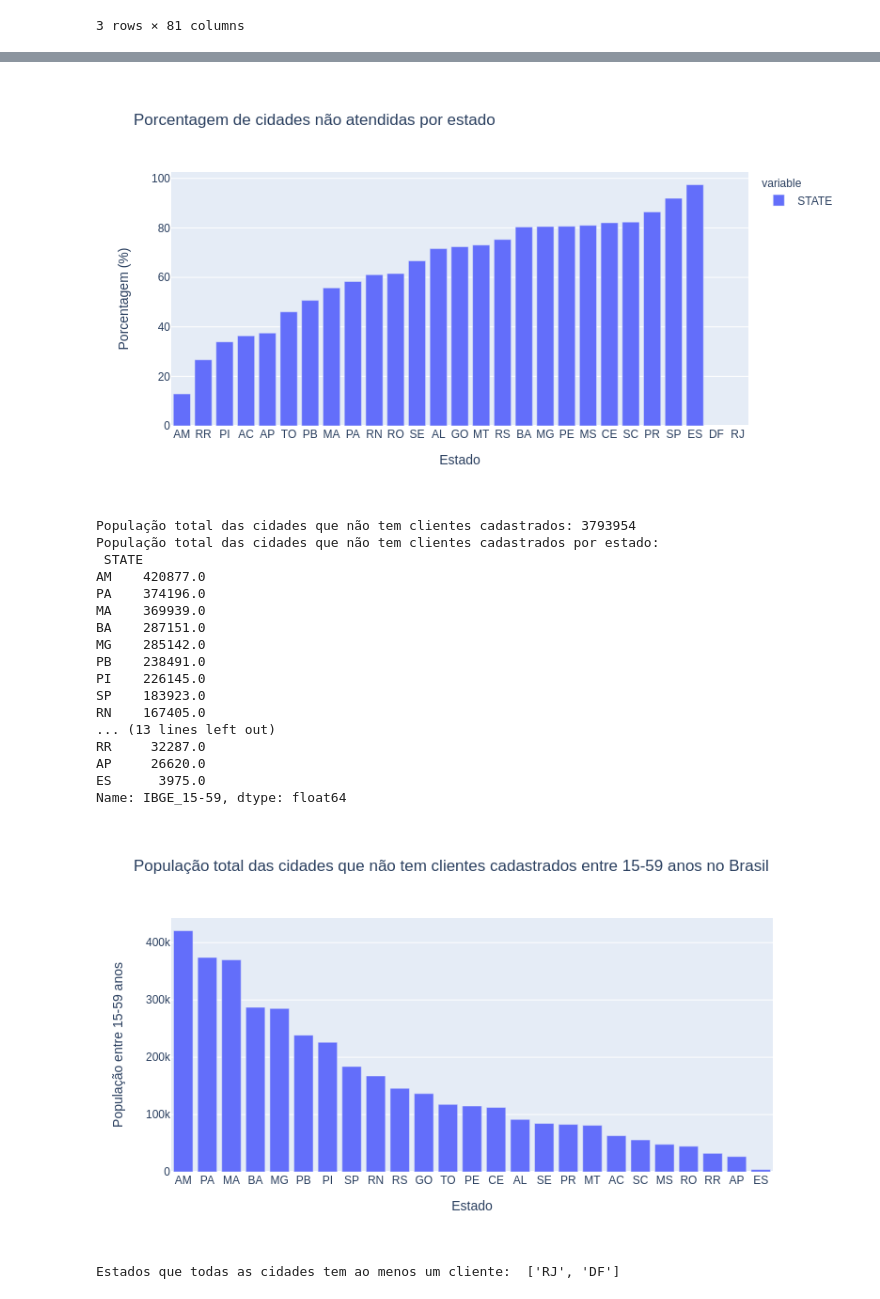
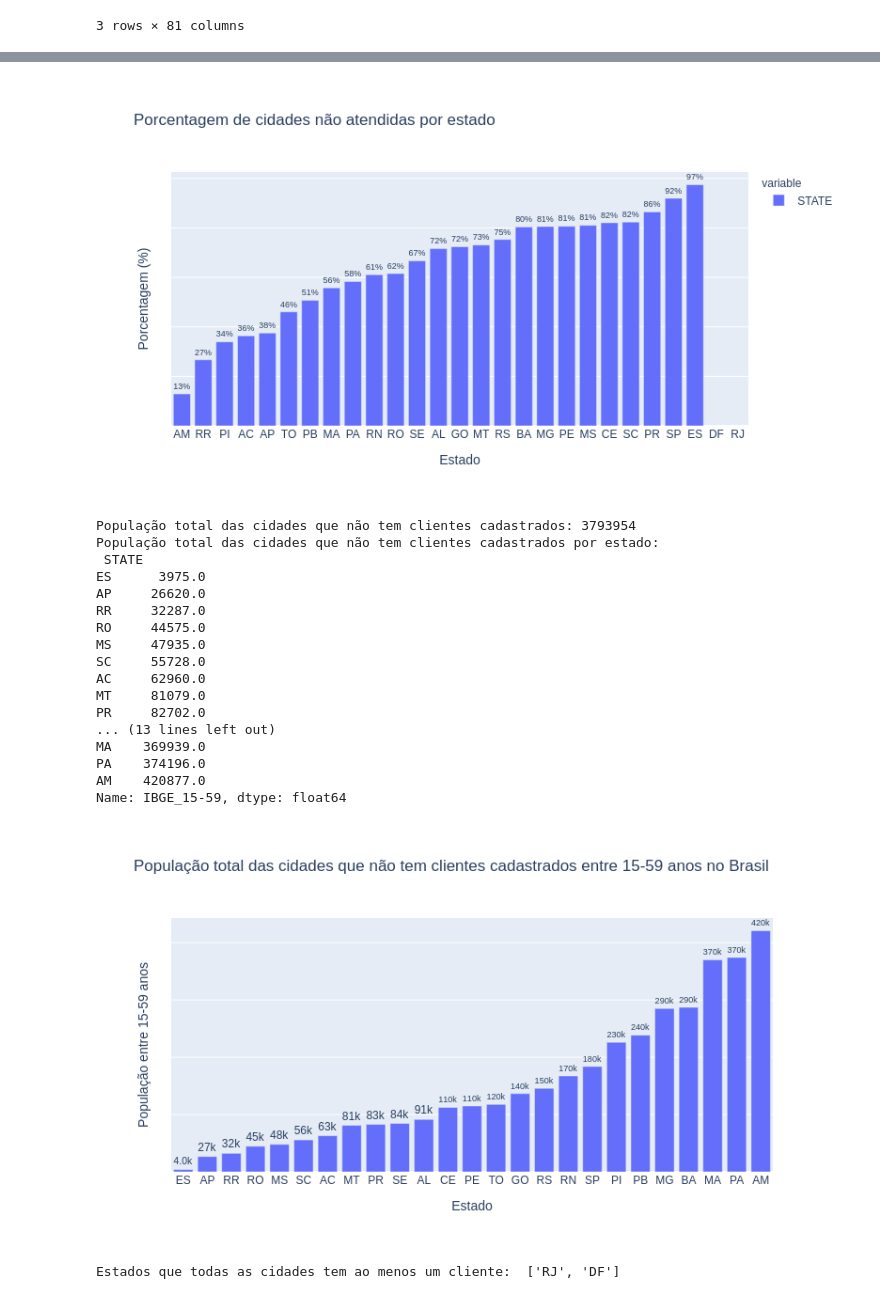
Before and after one commit to vf-fontes/intro-cd, a Jupyter notebook: 20200930_Olist.ipynb, the cells around one changed output, grey strips where cells are left out. Drawn from its saved outputs; the diff is of its cells as text; code cells hidden in the pictures.

```diff
--- a/20200930_Olist.ipynb
+++ b/20200930_Olist.ipynb
@@ -152,36 +154,40 @@ gitly.show(fig)
 # %%
 data = 100-((df_cidades_sem_clientes.STATE.value_counts()*100)/df_cidades_brasil.STATE.value_counts())
-fig = px.bar(data.sort_values(ascending=True), title='Porcentagem de cidades não atendidas por estado',labels={'value': 'Porcentagem (%)', 'index':'Estado'})
+fig = px.bar(data.sort_values(ascending=True), title='Porcentagem de cidades não atendidas por estado',labels={'value': 'Porcentagem (%)', 'index':'Estado'},text=data.sort_values(ascending=True))
+fig.update_traces(texttemplate='%{text:.2s}%', textposition='outside')
+fig.update_yaxes(showticklabels=False)
 gitly.show(fig)
 # %% [output]
-[figure, old version]
+[figure, new version]
 # %%
 # Levando em consideração que marjoritariamente a população que realiza compras onlines são adolescentes e adultos,
 # podemos considerar que a feature "IBGE_15-59" é o Potencial público alvo que OLIST poderia buscar como clientes
 print('População total das cidades que não tem clientes cadastrados: %.i'%df_cidades_sem_clientes['IBGE_15-59'].sum())
-print('População total das cidades que não tem clientes cadastrados por estado: \n',df_cidades_sem_clientes.groupby('STATE')['IBGE_15-59'].sum().sort_values(ascending=False))
-data=df_cidades_sem_clientes.groupby(by='STATE').sum().sort_values(by='IBGE_15-59',ascending=False)
-fig = px.bar(data, y='IBGE_15-59',title='População total das cidades que não tem clientes cadastrados entre 15-59 anos no Brasil',labels={'IBGE_15-59': 'População entre 15-59 anos', 'STATE':'Estado'})
+print('População total das cidades que não tem clientes cadastrados por estado: \n',df_cidades_sem_clientes.groupby('STATE')['IBGE_15-59'].sum().sort_values(ascending=True))
+data=df_cidades_sem_clientes.groupby(by='STATE').sum().sort_values(by='IBGE_15-59',ascending=True)
+fig = px.bar(data, y='IBGE_15-59',title='População total das cidades que não tem clientes cadastrados entre 15-59 anos no Brasil',labels={'IBGE_15-59': 'População entre 15-59 anos', 'STATE':'Estado'},text='IBGE_15-59')
+fig.update_traces(texttemplate='%{text:.2s}', textposition='outside')
+fig.update_yaxes(showticklabels=False)
 gitly.show(fig)
 # %% [output]
 População total das cidades que não tem clientes cadastrados: 3793954
 População total das cidades que não tem clientes cadastrados por estado:
  STATE
+ES      3975.0
+AP     26620.0
+RR     32287.0
+RO     44575.0
+MS     47935.0
+SC     55728.0
+AC     62960.0
+MT     81079.0
+PR     82702.0
+... (13 lines left out)
+MA    369939.0
+PA    374196.0
 AM    420877.0
-PA    374196.0
-MA    369939.0
-BA    287151.0
-MG    285142.0
-PB    238491.0
-PI    226145.0
-SP    183923.0
-RN    167405.0
-... (13 lines left out)
-RR     32287.0
-AP     26620.0
-ES      3975.0
 Name: IBGE_15-59, dtype: float64
-[figure, old version]
+[figure, new version]
 # %%
 # Quais estados existe ao menos um cliente em todas as cidades
 estados_com_todas_cidades_clientes = []
```
Also changed, not shown: parts of 11 cells of this notebook.
